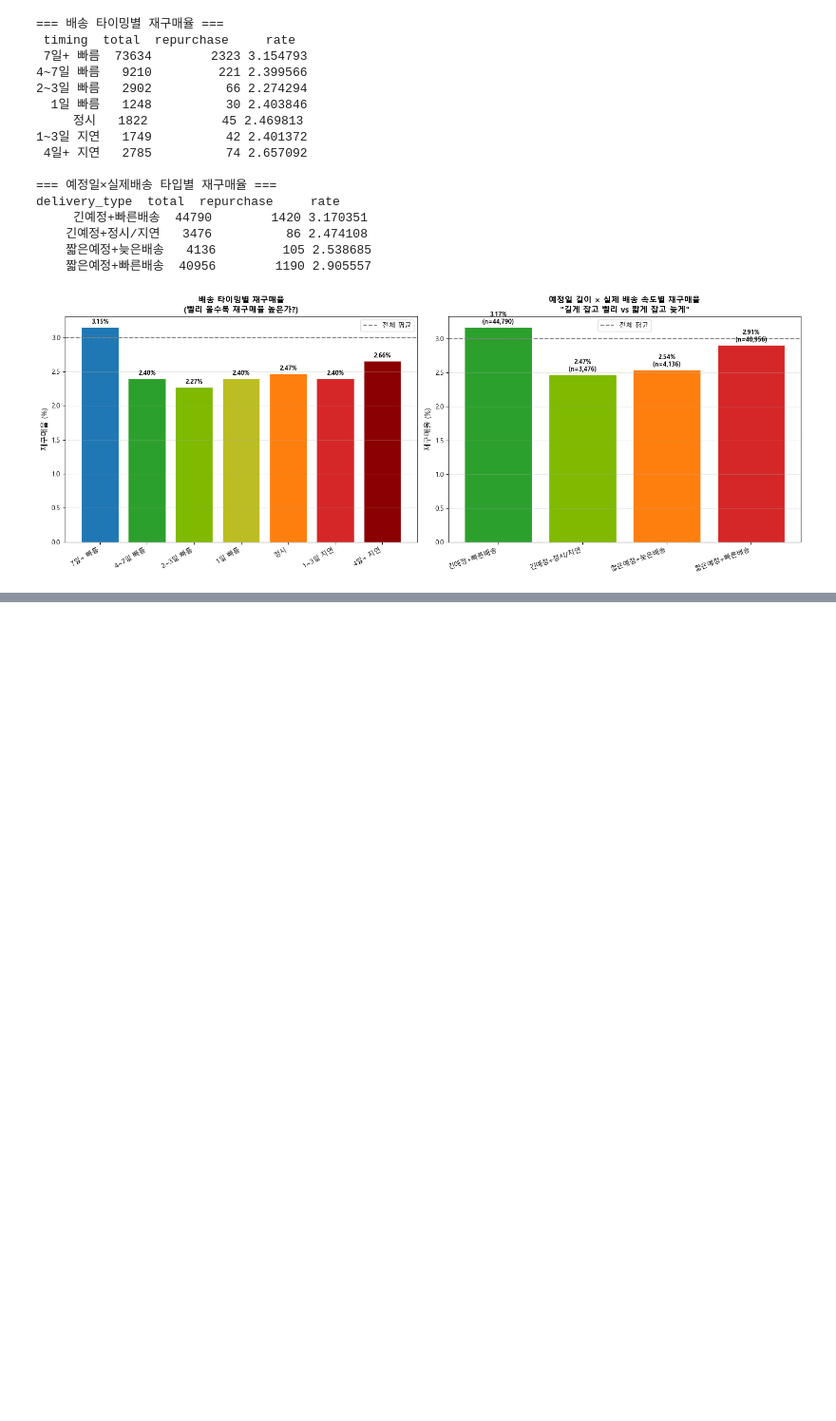
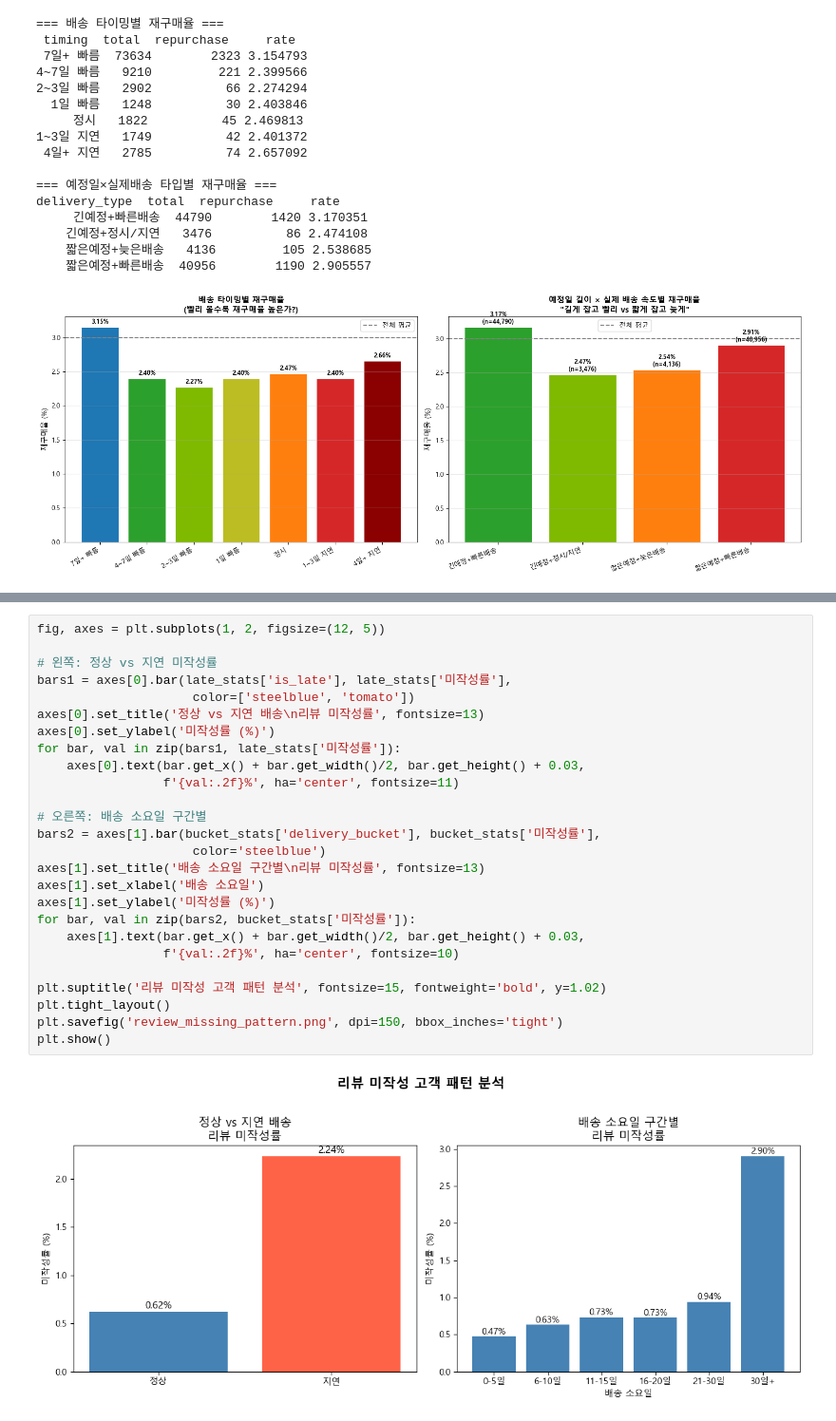
Before and after one commit to KyungminChang/team-oldest-olist-analysis, a Jupyter notebook: notebooks/Funnel_Cohort/NG/funnel_seller_analysis.ipynb, the cells around one changed output, grey strips where cells are left out. Shown at 95% size. Saved outputs shown, nothing was run; the diff lists cells and outputs as text; blank space fills up the shorter version.

```diff
--- a/notebooks/Funnel_Cohort/NG/funnel_seller_analysis.ipynb
+++ b/notebooks/Funnel_Cohort/NG/funnel_seller_analysis.ipynb
@@ -1170,0 +1368,28 @@ delivery_type  total  repurchase     rate
+# %%
+fig, axes = plt.subplots(1, 2, figsize=(12, 5))
+
+# 왼쪽: 정상 vs 지연 미작성률
+bars1 = axes[0].bar(late_stats['is_late'], late_stats['미작성률'],
+                     color=['steelblue', 'tomato'])
+axes[0].set_title('정상 vs 지연 배송\n리뷰 미작성률', fontsize=13)
+axes[0].set_ylabel('미작성률 (%)')
+for bar, val in zip(bars1, late_stats['미작성률']):
+    axes[0].text(bar.get_x() + bar.get_width()/2, bar.get_height() + 0.03,
+                 f'{val:.2f}%', ha='center', fontsize=11)
+
+# 오른쪽: 배송 소요일 구간별
+bars2 = axes[1].bar(bucket_stats['delivery_bucket'], bucket_stats['미작성률'],
+                     color='steelblue')
+axes[1].set_title('배송 소요일 구간별\n리뷰 미작성률', fontsize=13)
+axes[1].set_xlabel('배송 소요일')
+axes[1].set_ylabel('미작성률 (%)')
+for bar, val in zip(bars2, bucket_stats['미작성률']):
+    axes[1].text(bar.get_x() + bar.get_width()/2, bar.get_height() + 0.03,
+                 f'{val:.2f}%', ha='center', fontsize=10)
+
+plt.suptitle('리뷰 미작성 고객 패턴 분석', fontsize=15, fontweight='bold', y=1.02)
+plt.tight_layout()
+plt.savefig('review_missing_pattern.png', dpi=150, bbox_inches='tight')
+plt.show()
+# %% [output]
+[figure, added]
```
Also changed, not shown: parts of 32 cells of this notebook, 8 other files.
